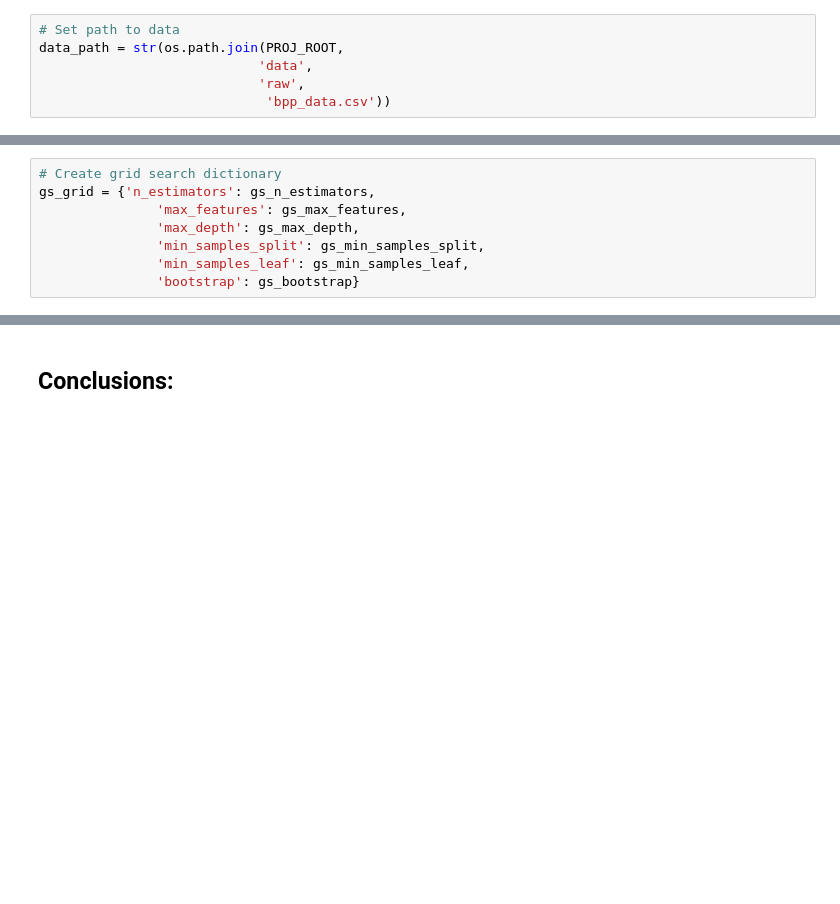
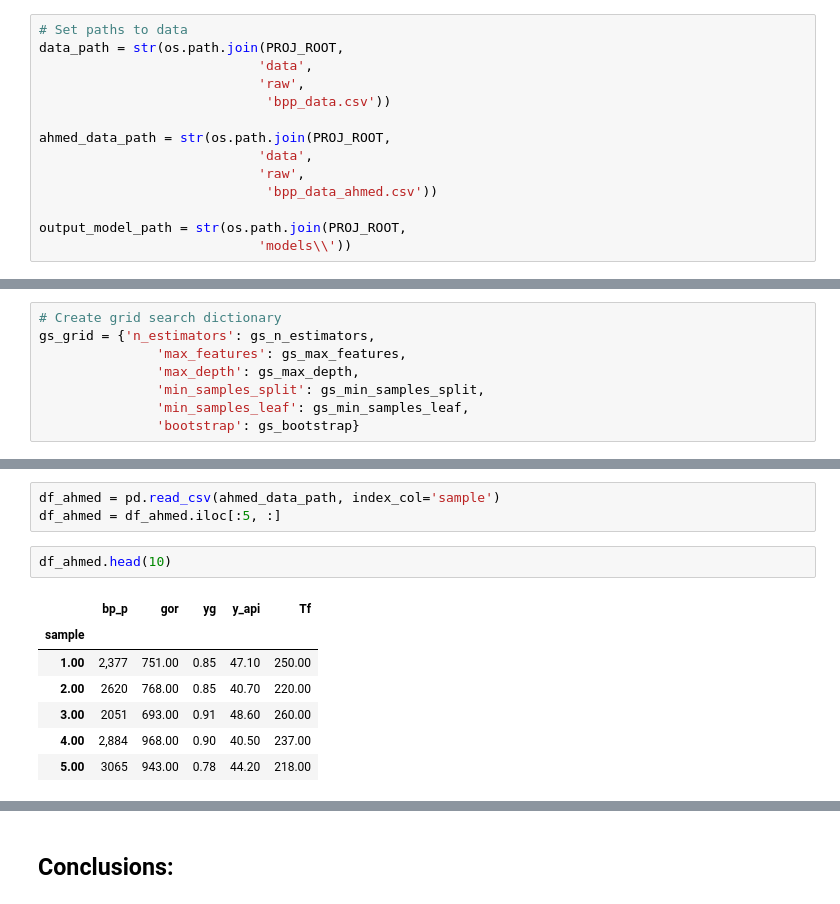
Before and after one commit to connormca12/Springboard-Projects, a Jupyter notebook: predicting_bubblepoint_pressure/notebooks/predict_bpp.ipynb, the cells around one changed output, grey strips where cells are left out. Drawn from its saved outputs; the diff is of its cells as text; blank space fills up the shorter version.

```diff
--- a/predicting_bubblepoint_pressure/notebooks/predict_bpp.ipynb
+++ b/predicting_bubblepoint_pressure/notebooks/predict_bpp.ipynb
@@ -74,11 +79,19 @@ from tqdm import tqdm_notebook as tqdm
 
 PROJ_ROOT = os.path.join(os.pardir)
 # %%
-# Set path to data
+# Set paths to data
 data_path = str(os.path.join(PROJ_ROOT,
                             'data',
                             'raw',
                              'bpp_data.csv'))
+
+ahmed_data_path = str(os.path.join(PROJ_ROOT,
+                            'data',
+                            'raw',
+                             'bpp_data_ahmed.csv'))
+
+output_model_path = str(os.path.join(PROJ_ROOT,
+                            'models\\'))
 # %%
 df = pd.read_csv(data_path, index_col='sample')
 # %%
@@ -457,0 +508,13 @@ Correlation coefficient: 0.992
+# %%
+df_ahmed = pd.read_csv(ahmed_data_path, index_col='sample')
+df_ahmed = df_ahmed.iloc[:5, :]
+# %%
+df_ahmed.head(10)
+# %% [output]
+|  | bp_p | gor | yg | y_api | Tf |
+| sample |  |  |  |  |  |
+| 1.00 | 2,377 | 751.00 | 0.85 | 47.10 | 250.00 |
+| 2.00 | 2620 | 768.00 | 0.85 | 40.70 | 220.00 |
+| 3.00 | 2051 | 693.00 | 0.91 | 48.60 | 260.00 |
+| 4.00 | 2,884 | 968.00 | 0.90 | 40.50 | 237.00 |
+| 5.00 | 3065 | 943.00 | 0.78 | 44.20 | 218.00 |
```
Also changed, not shown: parts of 37 cells of this notebook.
